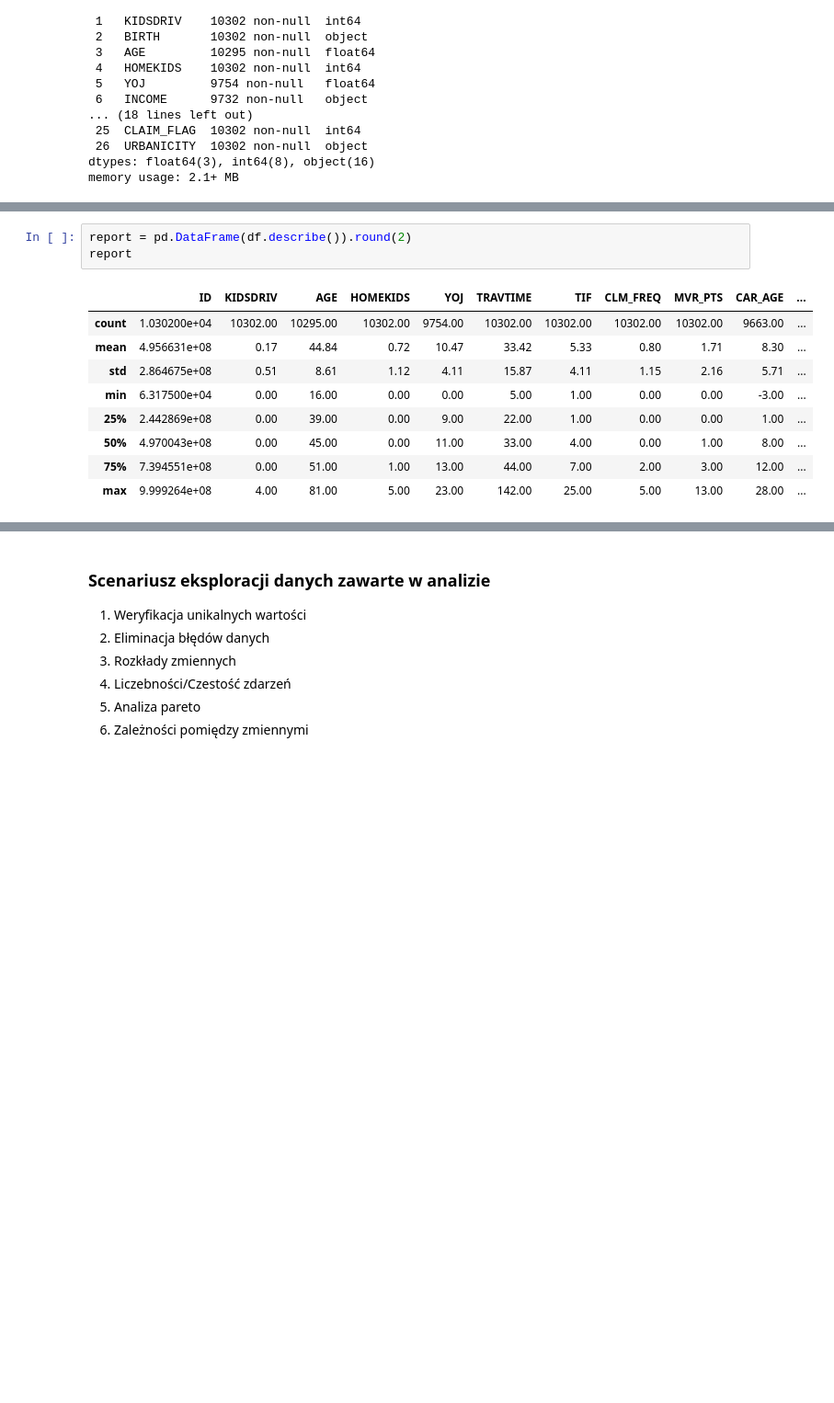
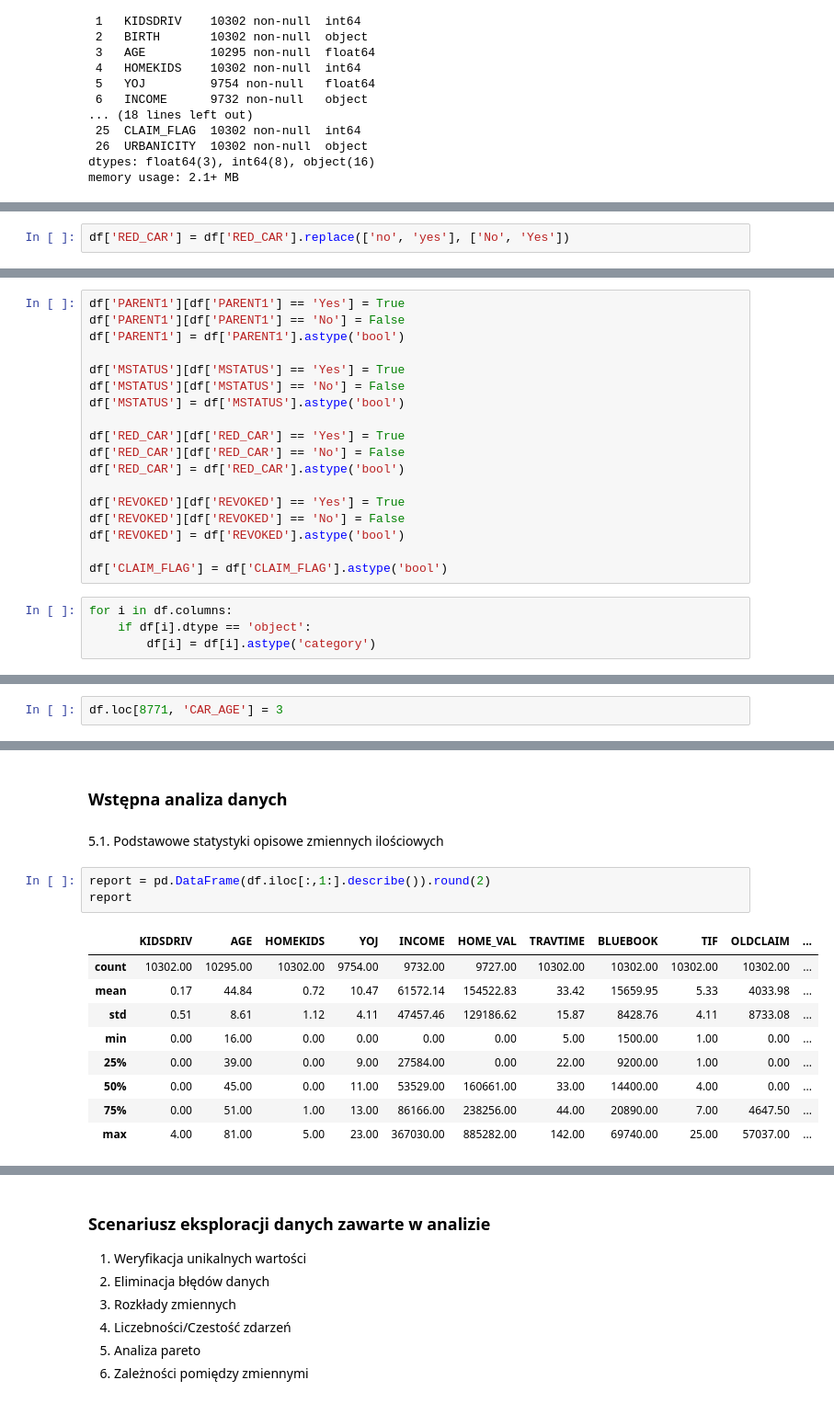
Before and after one commit to DominikMAI/Modele_Parametryczne, a Jupyter notebook: Eksploracja_danych.ipynb, the cells around one changed output, grey strips where cells are left out. Shown at 92% size. Saved outputs shown, nothing was run; the diff lists cells and outputs as text; blank space fills up the shorter version.

```diff
--- a/Eksploracja_danych.ipynb
+++ b/Eksploracja_danych.ipynb
@@ -67,0 +198,2 @@ memory usage: 2.1+ MB
+# %%
+df['RED_CAR'] = df['RED_CAR'].replace(['no', 'yes'], ['No', 'Yes'])
@@ -67,0 +202,22 @@ memory usage: 2.1+ MB
+# %%
+df['PARENT1'][df['PARENT1'] == 'Yes'] = True
+df['PARENT1'][df['PARENT1'] == 'No'] = False
+df['PARENT1'] = df['PARENT1'].astype('bool')
+
+df['MSTATUS'][df['MSTATUS'] == 'Yes'] = True
+df['MSTATUS'][df['MSTATUS'] == 'No'] = False
+df['MSTATUS'] = df['MSTATUS'].astype('bool')
+
+df['RED_CAR'][df['RED_CAR'] == 'Yes'] = True
+df['RED_CAR'][df['RED_CAR'] == 'No'] = False
+df['RED_CAR'] = df['RED_CAR'].astype('bool')
+
+df['REVOKED'][df['REVOKED'] == 'Yes'] = True
+df['REVOKED'][df['REVOKED'] == 'No'] = False
+df['REVOKED'] = df['REVOKED'].astype('bool')
+
+df['CLAIM_FLAG'] = df['CLAIM_FLAG'].astype('bool')
+# %%
+for i in df.columns:
+    if df[i].dtype == 'object':
+        df[i] = df[i].astype('category')
@@ -67,0 +298,2 @@ memory usage: 2.1+ MB
+# %%
+df.loc[8771, 'CAR_AGE'] = 3
@@ -68,13 +413,17 @@ memory usage: 2.1+ MB
+# %% [markdown]
+### Wstępna analiza danych
+# %% [markdown]
+5.1. Podstawowe statystyki opisowe zmiennych ilościowych
 # %%
-report = pd.DataFrame(df.describe()).round(2)
+report = pd.DataFrame(df.iloc[:,1:].describe()).round(2)
 report
 # %% [output]
-|  | ID | KIDSDRIV | AGE | HOMEKIDS | YOJ | TRAVTIME | TIF | CLM_FREQ | MVR_PTS | CAR_AGE | ... |
-| count | 1.030200e+04 | 10302.00 | 10295.00 | 10302.00 | 9754.00 | 10302.00 | 10302.00 | 10302.00 | 10302.00 | 9663.00 | ... |
-| mean | 4.956631e+08 | 0.17 | 44.84 | 0.72 | 10.47 | 33.42 | 5.33 | 0.80 | 1.71 | 8.30 | ... |
-| std | 2.864675e+08 | 0.51 | 8.61 | 1.12 | 4.11 | 15.87 | 4.11 | 1.15 | 2.16 | 5.71 | ... |
-| min | 6.317500e+04 | 0.00 | 16.00 | 0.00 | 0.00 | 5.00 | 1.00 | 0.00 | 0.00 | -3.00 | ... |
-| 25% | 2.442869e+08 | 0.00 | 39.00 | 0.00 | 9.00 | 22.00 | 1.00 | 0.00 | 0.00 | 1.00 | ... |
-| 50% | 4.970043e+08 | 0.00 | 45.00 | 0.00 | 11.00 | 33.00 | 4.00 | 0.00 | 1.00 | 8.00 | ... |
-| 75% | 7.394551e+08 | 0.00 | 51.00 | 1.00 | 13.00 | 44.00 | 7.00 | 2.00 | 3.00 | 12.00 | ... |
-| max | 9.999264e+08 | 4.00 | 81.00 | 5.00 | 23.00 | 142.00 | 25.00 | 5.00 | 13.00 | 28.00 | ... |
+|  | KIDSDRIV | AGE | HOMEKIDS | YOJ | INCOME | HOME_VAL | TRAVTIME | BLUEBOOK | TIF | OLDCLAIM | ... |
+| count | 10302.00 | 10295.00 | 10302.00 | 9754.00 | 9732.00 | 9727.00 | 10302.00 | 10302.00 | 10302.00 | 10302.00 | ... |
+| mean | 0.17 | 44.84 | 0.72 | 10.47 | 61572.14 | 154522.83 | 33.42 | 15659.95 | 5.33 | 4033.98 | ... |
+| std | 0.51 | 8.61 | 1.12 | 4.11 | 47457.46 | 129186.62 | 15.87 | 8428.76 | 4.11 | 8733.08 | ... |
+| min | 0.00 | 16.00 | 0.00 | 0.00 | 0.00 | 0.00 | 5.00 | 1500.00 | 1.00 | 0.00 | ... |
+| 25% | 0.00 | 39.00 | 0.00 | 9.00 | 27584.00 | 0.00 | 22.00 | 9200.00 | 1.00 | 0.00 | ... |
+| 50% | 0.00 | 45.00 | 0.00 | 11.00 | 53529.00 | 160661.00 | 33.00 | 14400.00 | 4.00 | 0.00 | ... |
+| 75% | 0.00 | 51.00 | 1.00 | 13.00 | 86166.00 | 238256.00 | 44.00 | 20890.00 | 7.00 | 4647.50 | ... |
+| max | 4.00 | 81.00 | 5.00 | 23.00 | 367030.00 | 885282.00 | 142.00 | 69740.00 | 25.00 | 57037.00 | ... |
```
Also changed, not shown: parts of 76 cells of this notebook, 1 other file.
